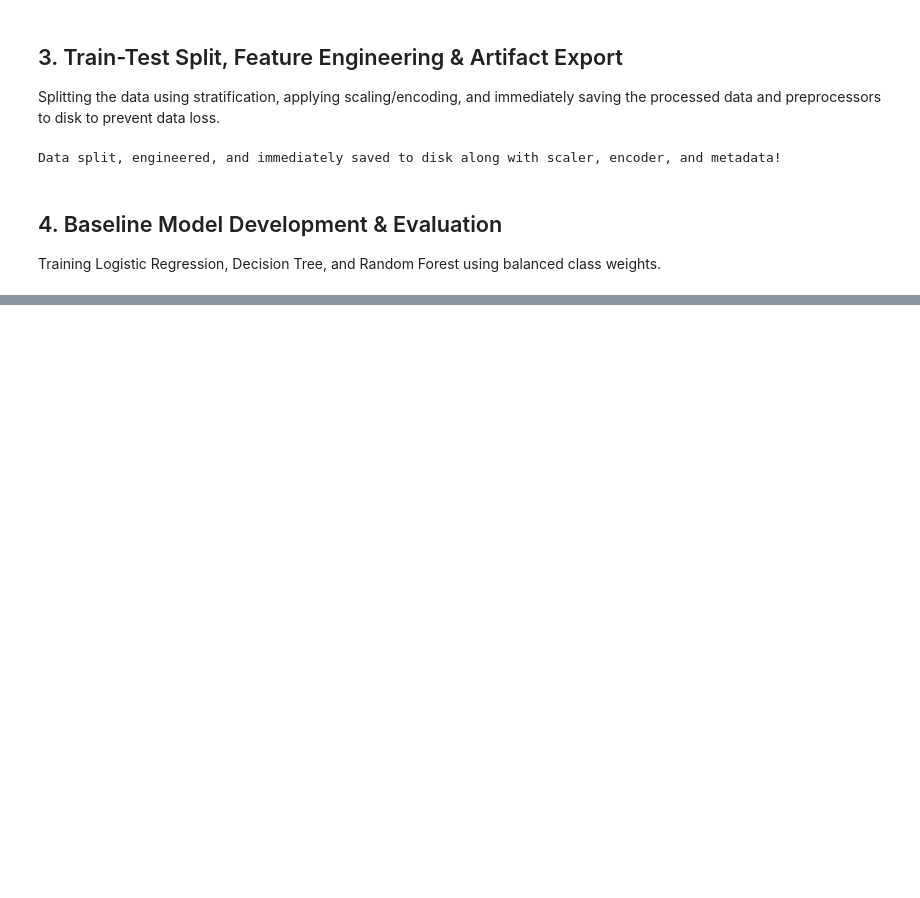
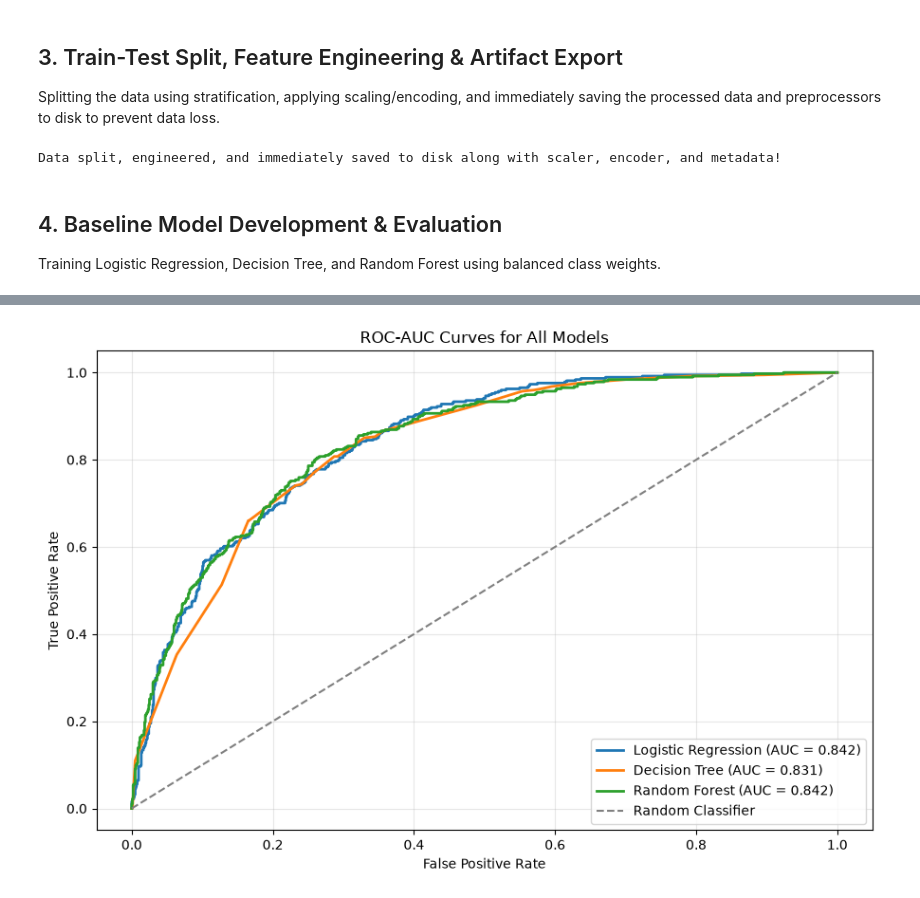
Before and after one commit to jnaneswar077/churn-prediction-mlops, a Jupyter notebook: notebooks/project_implementation.ipynb, the cells around one changed output, grey strips where cells are left out. Saved outputs shown, nothing was run; the diff lists cells and outputs as text; code cells hidden in the pictures; blank space fills up the shorter version.

```diff
--- a/notebooks/project_implementation.ipynb
+++ b/notebooks/project_implementation.ipynb
@@ -248,0 +355,23 @@ Best Model: Random Forest (F1-Score: 0.6314)
+# %%
+# Plot ROC-AUC curves for all trained models
+plt.figure(figsize=(9, 6))
+
+for model_name, roc_info in roc_data.items():
+    plt.plot(
+        roc_info['fpr'],
+        roc_info['tpr'],
+        linewidth=2,
+        label=f"{model_name} (AUC = {roc_info['auc']:.3f})"
+    )
+
+plt.plot([0, 1], [0, 1], linestyle='--', color='gray', label='Random Classifier')
+
+plt.xlabel('False Positive Rate')
+plt.ylabel('True Positive Rate')
+plt.title('ROC-AUC Curves for All Models')
+plt.legend(loc='lower right')
+plt.grid(alpha=0.3)
+plt.tight_layout()
+plt.show()
+# %% [output]
+[figure, added]
```
Also changed, not shown: parts of 11 cells of this notebook, 4 other files.
